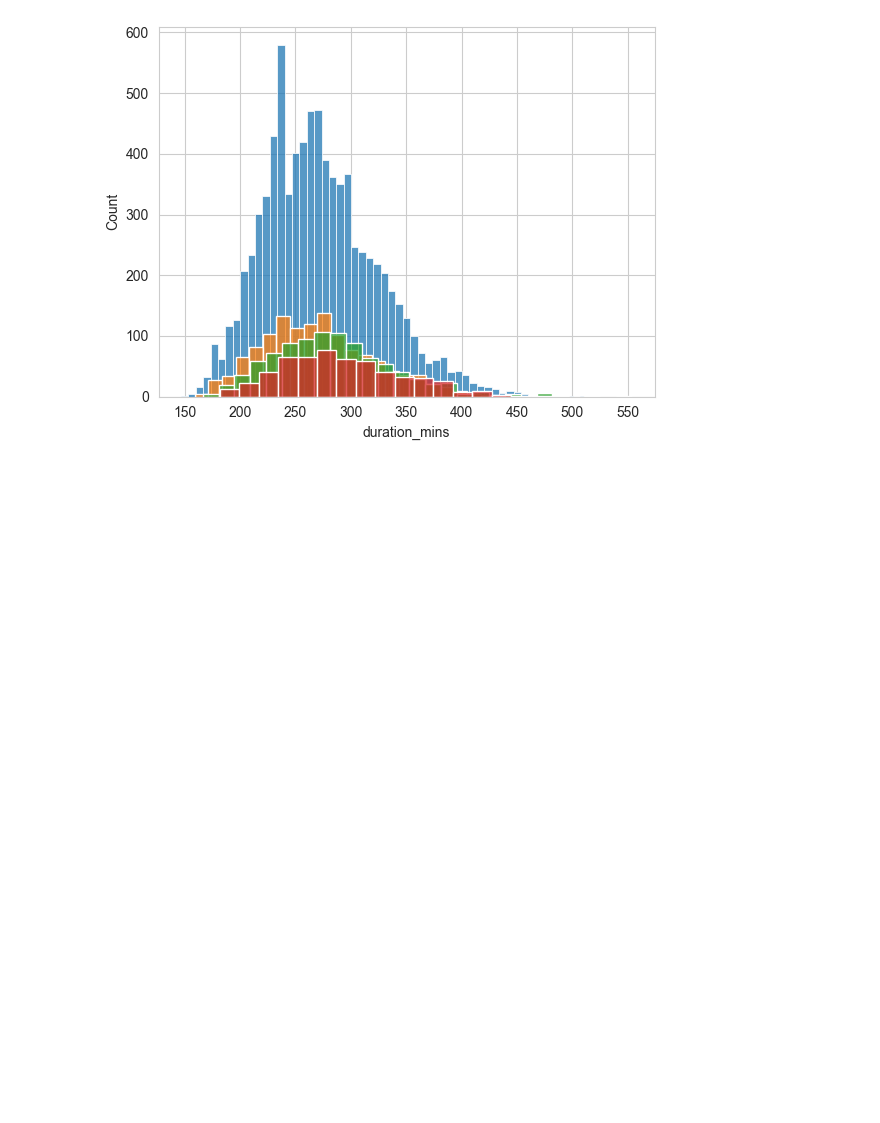
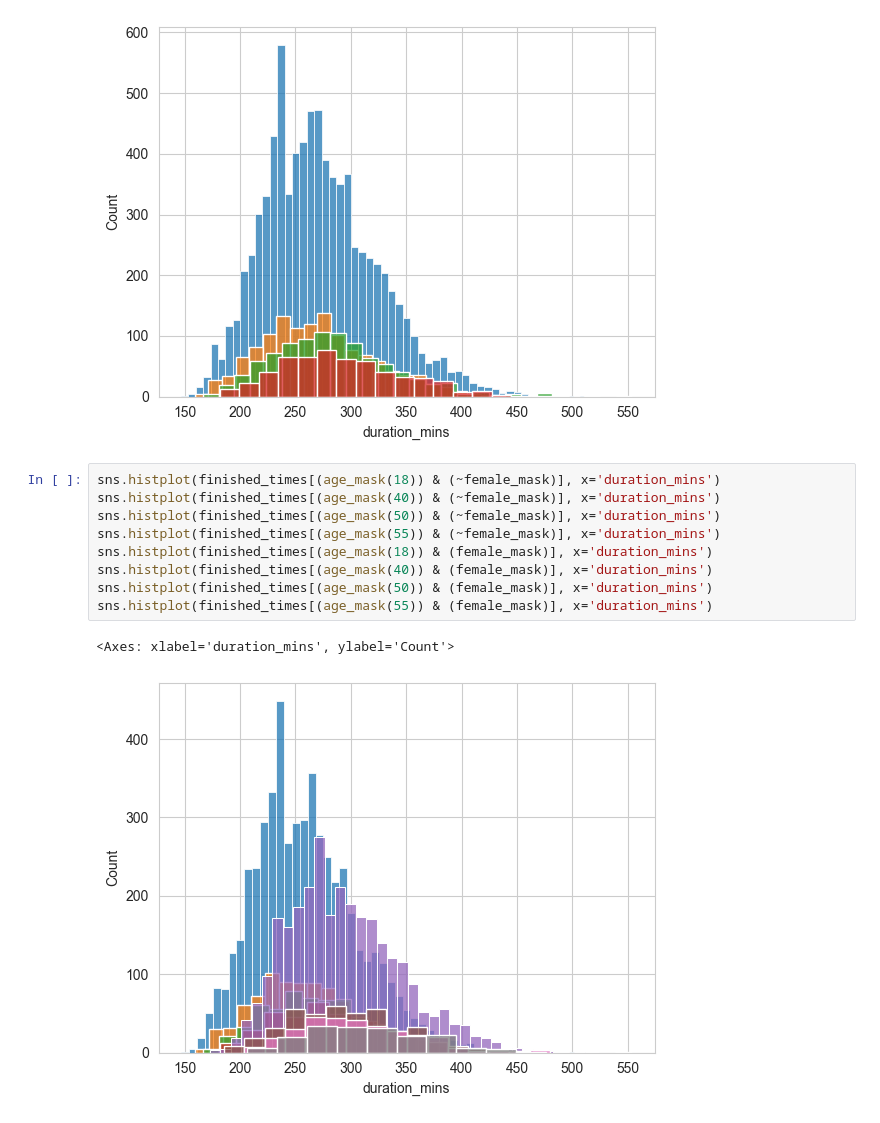
Before and after one commit to JNorrie12/brighton_marathon_analysis, a Jupyter notebook: analysis.ipynb, the cells around one changed output. Drawn from its saved outputs; the diff is of its cells as text; blank space fills up the shorter version.

```diff
--- a/analysis.ipynb
+++ b/analysis.ipynb
@@ -298,3 +335,15 @@ sns.histplot(finished_times[age_mask(55)], x='duration_mins')
 plt.show()
 # %% [output]
 [figure]
+# %%
+sns.histplot(finished_times[(age_mask(18)) & (~female_mask)], x='duration_mins')
+sns.histplot(finished_times[(age_mask(40)) & (~female_mask)], x='duration_mins')
+sns.histplot(finished_times[(age_mask(50)) & (~female_mask)], x='duration_mins')
+sns.histplot(finished_times[(age_mask(55)) & (~female_mask)], x='duration_mins')
+sns.histplot(finished_times[(age_mask(18)) & (female_mask)], x='duration_mins')
+sns.histplot(finished_times[(age_mask(40)) & (female_mask)], x='duration_mins')
+sns.histplot(finished_times[(age_mask(50)) & (female_mask)], x='duration_mins')
+sns.histplot(finished_times[(age_mask(55)) & (female_mask)], x='duration_mins')
+# %% [output]
+<Axes: xlabel='duration_mins', ylabel='Count'>
+[figure, added]
```
Also changed, not shown: parts of 31 cells of this notebook, 1 other file.
